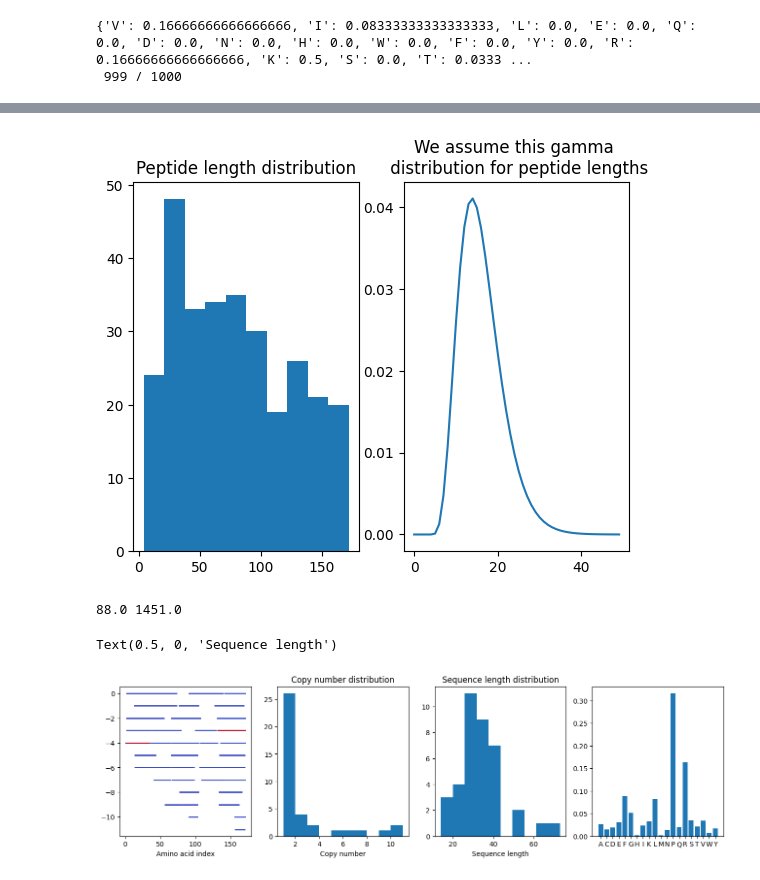
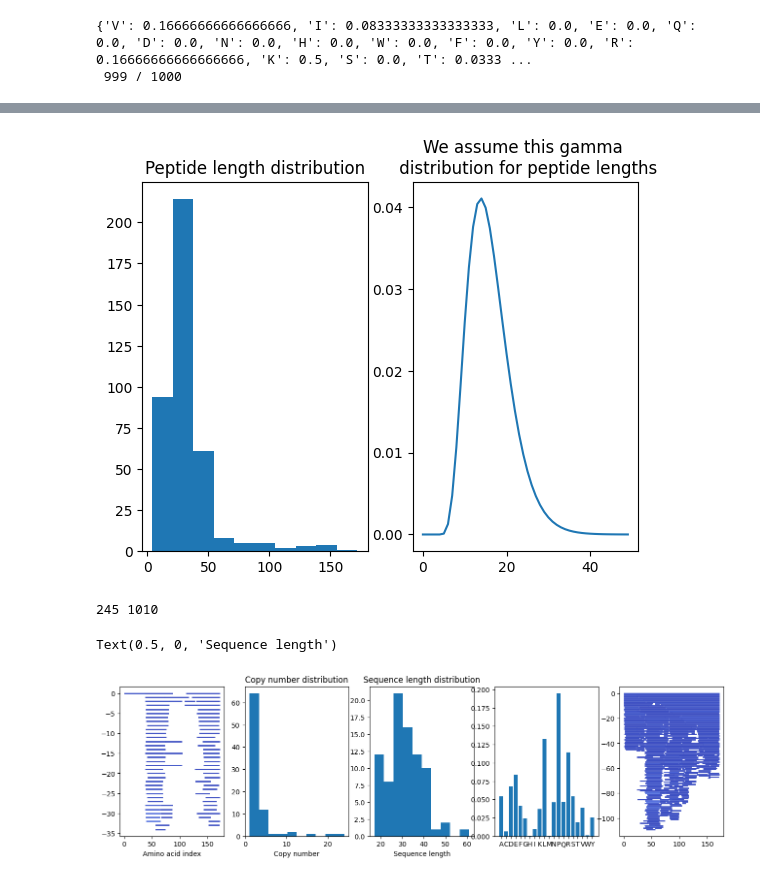
Before and after one commit to ErikHartman/disassembly, a Jupyter notebook: src/proteolysis.ipynb, the cells around one changed output, grey strips where cells are left out. Saved outputs shown, nothing was run; the diff lists cells and outputs as text; code cells hidden in the pictures.

```diff
--- a/src/proteolysis.ipynb
+++ b/src/proteolysis.ipynb
@@ -19,8 +19,8 @@ print(enzymes.meta_enzyme)
 
 sequence_dict, sequence_graph = simulate_proteolysis(
     pr39,
-    n_start=1000,
-    n_iterations=1000,
+    n_start=10,
+    n_generate=1000,
     endo_or_exo_probability=[0.5, 0.5],
     enzymes=enzymes,
 )
@@ -85,7 +85,7 @@ axs[1].plot(s)
 axs[1].set_title("We assume this gamma \n distribution for peptide lengths")
 plt.show()
 # %% [output]
-[figure, old version]
+[figure, new version]
 # %%
 # This simulates the biological and mass. spec. "filtering"
 sampled_sequence_dict = {}
@@ -103,41 +103,59 @@ for sequence, copy_number in sequence_dict.items():
 # %%
 print(sum(sampled_sequence_dict.values()), sum(sequence_dict.values()))
 # %% [output]
-88.0 1451.0
+245 1010
 # %%
 import numpy as np
 import matplotlib
 dist = get_aminoacid_dist(sampled_sequence_dict)
 spaces = np.zeros(((len(sampled_sequence_dict.keys())), len(pr39)))
 
-fig, ax = plt.subplots(1, 4, figsize=(16, 4))
+fig, ax = plt.subplots(1, 5, figsize=(16, 4))
 i = 0
 cmap = matplotlib.cm.coolwarm
 sampled_sequence_dict = dict(
     sorted(sampled_sequence_dict.items(), key=lambda item: len(item[0]), reverse=True)
 )
 for sequence, copy_number in sampled_sequence_dict.items():
     start = pr39.find(sequence)
     end = start + len(sequence)
     for height in range(spaces.shape[0]):
         position = spaces[height, start:end]
         if sum(position) == 0:
             spaces[height, start:end] = 1
             ax[0].plot(
                 [start + 1, end - 1],
                 [-height, -height],
                 linewidth=2,
                 color=cmap(copy_number),
             )
             break
+sequence_dict = dict(
+    sorted(sequence_dict.items(), key=lambda item: len(item[0]), reverse=True)
+)
+spaces = np.zeros(((len(sequence_dict.keys())), len(pr39)))
+for sequence, copy_number in sequence_dict.items():
+    start = pr39.find(sequence)
+    end = start + len(sequence)
+    for height in range(spaces.shape[0]):
+        position = spaces[height, start:end]
+        if sum(position) == 0:
+            spaces[height, start:end] = 1
+            ax[4].plot(
+                [start + 1, end - 1],
+                [-height, -height],
+                linewidth=2,
+                color=cmap(copy_number),
+            )
+            break
 ax[1].hist(sampled_sequence_dict.values())
 ax[3].bar(x=list(dist.keys()),height=dist.values())
 ax[1].set_title("Copy number distribution")
 ax[0].set_xlabel("Amino acid index")
 ax[1].set_xlabel("Copy number")
 ax[2].hist([len(s) for s in sampled_sequence_dict.keys()])
 ax[2].set_title("Sequence length distribution")
 ax[2].set_xlabel("Sequence length")
 # %% [output]
 Text(0.5, 0, 'Sequence length')
-[figure, old version]
+[figure, new version]
```
Also changed, not shown: parts of 1 cell of this notebook, 2 other files.
